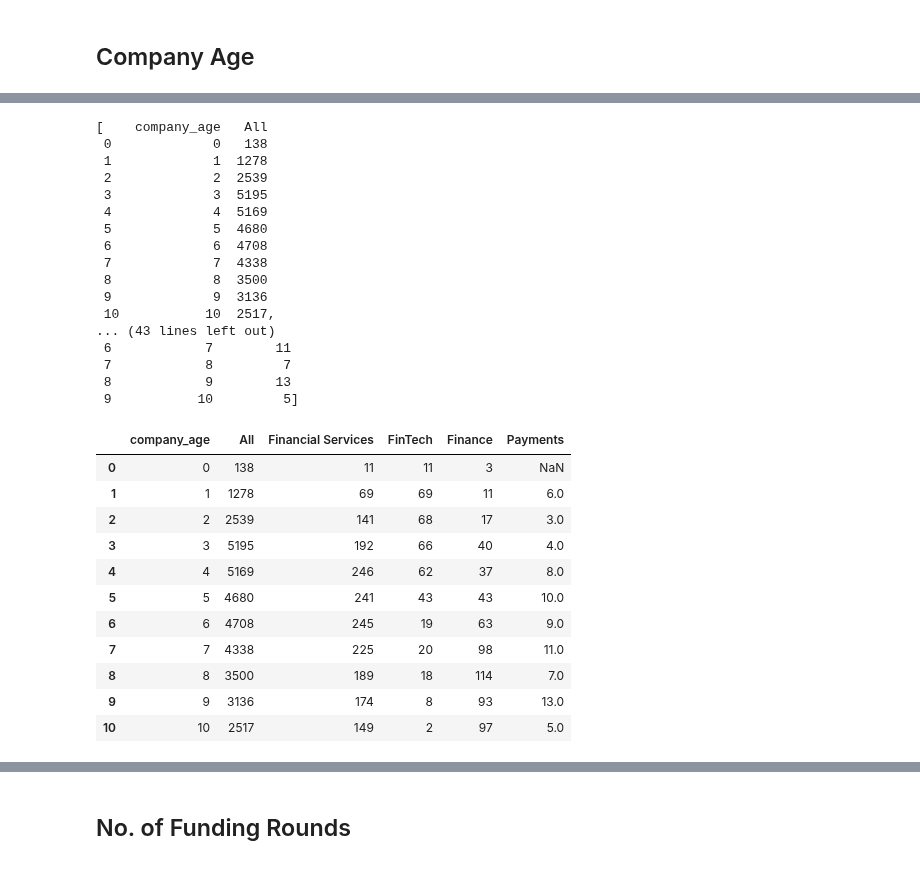
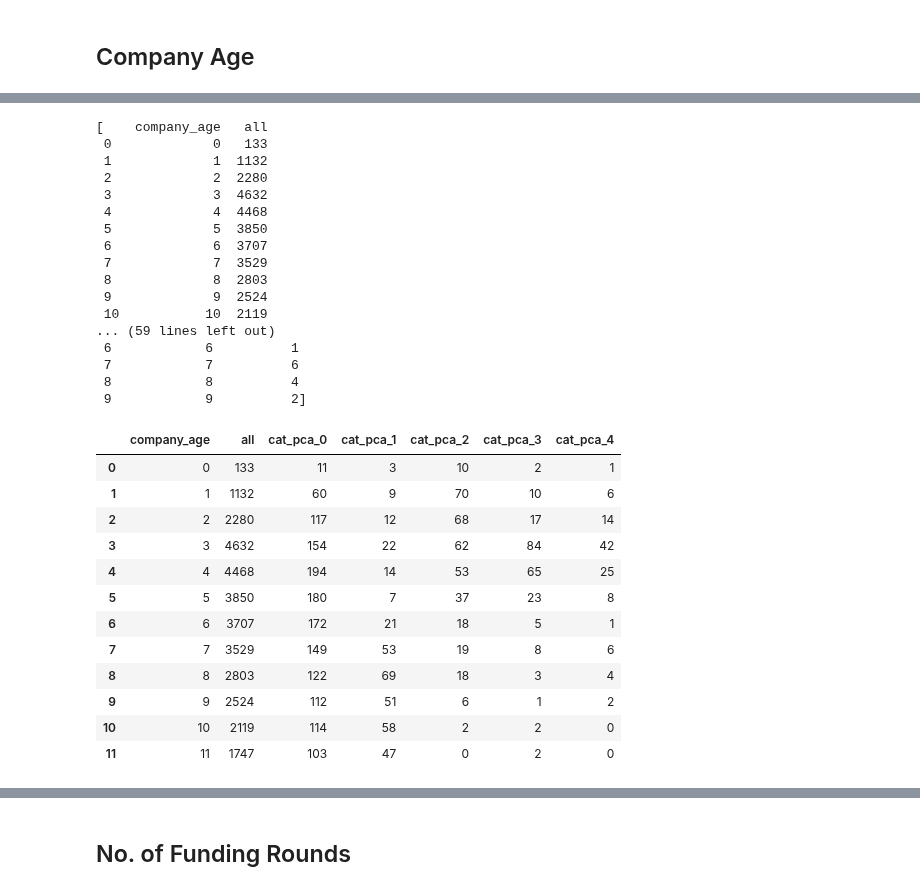
Before and after one commit to StardustLID/TEMG4952A-TEAM-5, a Jupyter notebook: backend/csv_helper.ipynb, the cells around one changed output, grey strips where cells are left out. Saved outputs shown, nothing was run; the diff lists cells and outputs as text; code cells hidden in the pictures.

```diff
--- a/backend/csv_helper.ipynb
+++ b/backend/csv_helper.ipynb
@@ -117,9 +117,9 @@ df.to_string(index=False)
 ## Company Age
 # %%
 import pandas as pd
-df = pd.read_csv("../Week3_Onwards/unifed_csv_without_duplicated_company.csv")
+df = pd.read_csv("../Week3_Onwards/unifed_csv_20210124_2.csv", parse_dates=['founded_on'])
 
-categories = ['Financial Services', 'FinTech', 'Finance', 'Payments']
+categories = ['cat_pca_0', 'cat_pca_1', 'cat_pca_2', 'cat_pca_3', 'cat_pca_4']
 cols_to_keep = ['founded_on', *categories]
 df = df[cols_to_keep]
 df
@@ -139,0 +140,4 @@ df
+# %%
+today = pd.Timestamp.today()
+df['founded_on'] = (today - df['founded_on']) / pd.Timedelta(365, unit="d")
+df
@@ -140,4 +158,8 @@ df
 # %%
 df['founded_on'] = df['founded_on'].round(0).astype(int)
-df.head()
+
+for _ in categories:
+    df[_] = df[_].round(0).astype(int)
+
+df
 # %% [output]
@@ -150,6 +179,6 @@ df.head()
 # %%
 df_count_all =  df['founded_on'].value_counts().sort_index().to_frame()
 df_count_all.reset_index(inplace=True)
-df_count_all.rename(columns={'index': 'company_age', 'founded_on': 'All'}, inplace=True)
+df_count_all.rename(columns={'index': 'company_age', 'founded_on': 'all'}, inplace=True)
 df_count_all
 # %% [output]
@@ -177,40 +207,45 @@ for _ in categories:
 
 df_category_counts
 # %% [output]
-[    company_age   All
- 0             0   138
- 1             1  1278
- 2             2  2539
- 3             3  5195
- 4             4  5169
- 5             5  4680
- 6             6  4708
- 7             7  4338
- 8             8  3500
- 9             9  3136
- 10           10  2517,
-... (43 lines left out)
- 6            7        11
- 7            8         7
- 8            9        13
- 9           10         5]
+[    company_age   all
+ 0             0   133
+ 1             1  1132
+ 2             2  2280
+ 3             3  4632
+ 4             4  4468
+ 5             5  3850
+ 6             6  3707
+ 7             7  3529
+ 8             8  2803
+ 9             9  2524
+ 10           10  2119
+... (59 lines left out)
+ 6            6          1
+ 7            7          6
+ 8            8          4
+ 9            9          2]
 # %%
 # Merge dataframes together (Join on 'company_age')
 from functools import reduce
 
 df_merged = reduce(lambda left,right: pd.merge(left, right, on='company_age', how='left'),df_category_counts)
 
+# Fill NaN generated from natural left join
+for _ in categories:
+    df_merged[_] = df_merged[_].fillna(0).astype(int)
+
 df_merged
 # %% [output]
-|  | company_age | All | Financial Services | FinTech | Finance | Payments |
-| 0 | 0 | 138 | 11 | 11 | 3 | NaN |
-| 1 | 1 | 1278 | 69 | 69 | 11 | 6.0 |
-| 2 | 2 | 2539 | 141 | 68 | 17 | 3.0 |
-| 3 | 3 | 5195 | 192 | 66 | 40 | 4.0 |
-| 4 | 4 | 5169 | 246 | 62 | 37 | 8.0 |
-| 5 | 5 | 4680 | 241 | 43 | 43 | 10.0 |
-| 6 | 6 | 4708 | 245 | 19 | 63 | 9.0 |
-| 7 | 7 | 4338 | 225 | 20 | 98 | 11.0 |
-| 8 | 8 | 3500 | 189 | 18 | 114 | 7.0 |
-| 9 | 9 | 3136 | 174 | 8 | 93 | 13.0 |
-| 10 | 10 | 2517 | 149 | 2 | 97 | 5.0 |
+|  | company_age | all | cat_pca_0 | cat_pca_1 | cat_pca_2 | cat_pca_3 | cat_pca_4 |
+| 0 | 0 | 133 | 11 | 3 | 10 | 2 | 1 |
+| 1 | 1 | 1132 | 60 | 9 | 70 | 10 | 6 |
+| 2 | 2 | 2280 | 117 | 12 | 68 | 17 | 14 |
+| 3 | 3 | 4632 | 154 | 22 | 62 | 84 | 42 |
+| 4 | 4 | 4468 | 194 | 14 | 53 | 65 | 25 |
+| 5 | 5 | 3850 | 180 | 7 | 37 | 23 | 8 |
+| 6 | 6 | 3707 | 172 | 21 | 18 | 5 | 1 |
+| 7 | 7 | 3529 | 149 | 53 | 19 | 8 | 6 |
+| 8 | 8 | 2803 | 122 | 69 | 18 | 3 | 4 |
+| 9 | 9 | 2524 | 112 | 51 | 6 | 1 | 2 |
+| 10 | 10 | 2119 | 114 | 58 | 2 | 2 | 0 |
+| 11 | 11 | 1747 | 103 | 47 | 0 | 2 | 0 |
```
Also changed, not shown: parts of 5 cells of this notebook, 2 other files.
